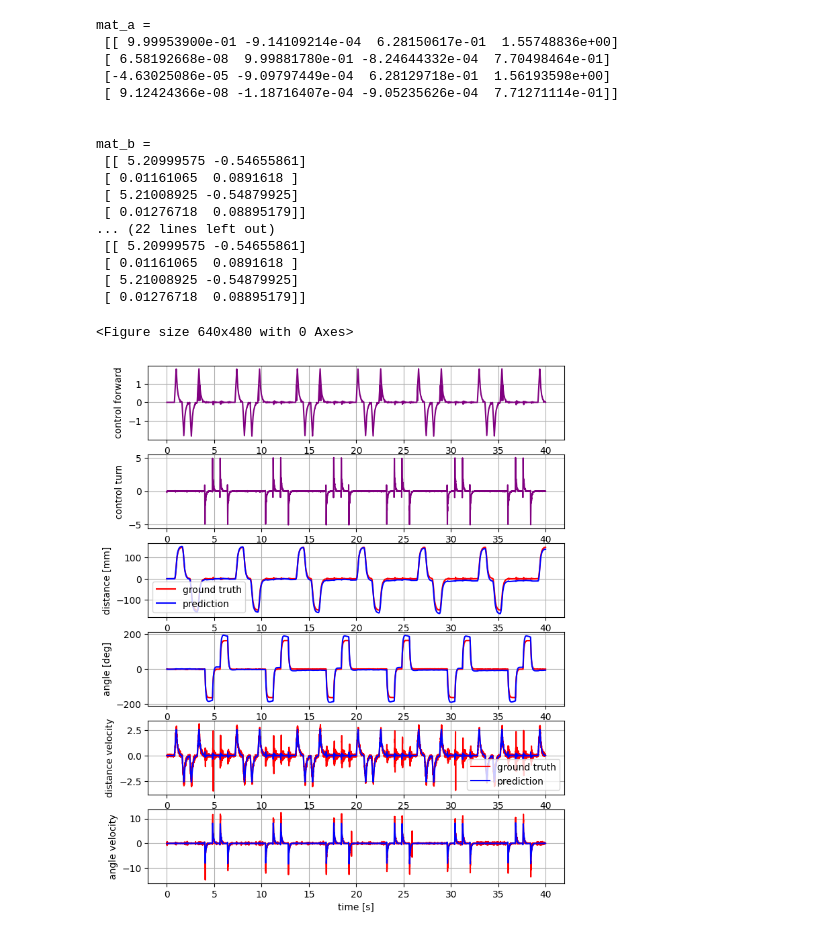
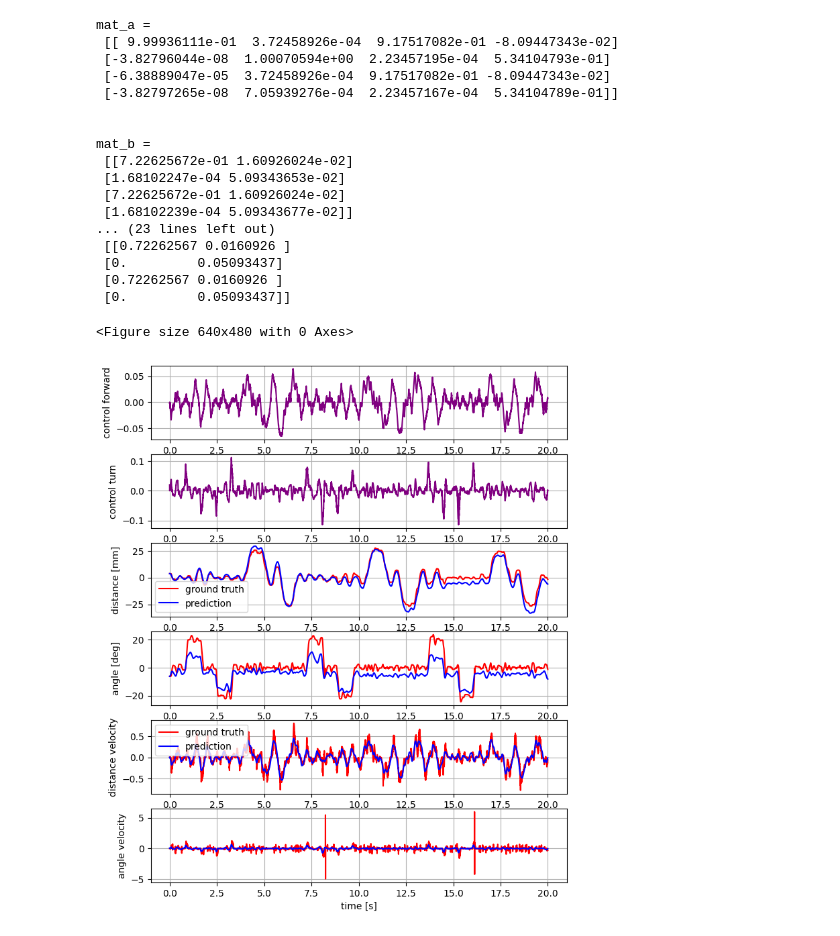
Before and after one commit to michalnand/motoko_ice_dragon_x, a Jupyter notebook: simulations/position_controller/lqg_controller.ipynb, the cells around one changed output. Saved outputs shown, nothing was run; the diff lists cells and outputs as text; code cells hidden in the pictures.

Commit message:
position controller, model identifiction

```diff
--- a/simulations/position_controller/lqg_controller.ipynb
+++ b/simulations/position_controller/lqg_controller.ipynb
@@ -9,8 +9,9 @@ def load_from_file(file_name, dt):
     v = numpy.loadtxt(file_name)
 
     #u = numpy.array(v[:, 1:3])
-    u = numpy.array(v[:, 3:5])
-    x = numpy.array(v[:, 5:7])
+    u = numpy.array(v[:, 1:3])
+    x = numpy.array(v[:, 3:5])
+
 
     t = numpy.arange(x.shape[0])*dt
 
@@ -30,7 +31,11 @@ def state_augmentation(x):
     #zero initial conditions
     x_aug = x - x[0]
 
+
+    x_aug = x_aug - numpy.mean(x_aug, axis=0)
+
     vel = difference(x_aug[:, 0:2])
+
 
     x_aug = numpy.concatenate([x_aug, vel], axis=1)
 
@@ -49,7 +54,7 @@ def plot_results(t_result, u_result, x_ref, x_pred, steps_start = 0 , steps_end
     fig, axs = plt.subplots(axis_count, 1, figsize=(8, 2*5))
 
 
-    u_result*= 60.0/(2.0*numpy.pi)
+    #u_result*= 60.0/(2.0*numpy.pi)
 
 
     axs[0].plot(t_result[steps_start:steps_end], u_result[steps_start:steps_end, 0], color="purple")
@@ -123,19 +128,18 @@ def matrix_to_c(name, x, eps = 10**-10):
 # %%
 #obtain model
 dt = 1.0/250.0
-u_result, x_result, t_result = load_from_file("./data/run_4.log", dt)
+u_result, x_result, t_result = load_from_file("./data/run_1.txt", dt)
 
 
 #normalise speed
 
 x_ref = state_augmentation(x_result.copy())
-
-
+x_ref = x_ref[1:]
 
 
 #identification
-#a_est, b_est = LibsControl.rls_identification(u_result, x_ref)
-a_est, b_est = LibsControl.krls_identification(u_result, x_ref)
+a_est, b_est = LibsControl.rls_identification(u_result, x_ref)
+#a_est, b_est = LibsControl.krls_identification(u_result, x_ref)
 
 
 c_est = numpy.eye(a_est.shape[0])
@@ -152,8 +156,15 @@ print(numpy.linalg.eigvals(a_est))
 #symmetrise model (optional) - fix imperfection in identification
 a_est[0, 0] = 1.0
 a_est[1, 1] = 1.0
-#a_est[numpy.abs(a_est) < 10**-3] = 0.0
+a_est[numpy.abs(a_est) < 10**-3] = 0.0
 
+a_est[a_est < 0.0] = 0.0
+
+b_est[numpy.abs(b_est) < 10**-3] = 0.0
+
+
+
+print(numpy.linalg.eigvals(a_est))
 
 print("symmetrised model\n")
 print("mat_a = \n", a_est, "\n\n")
@@ -164,50 +175,53 @@ n_inputs = u_result.shape[1]
 n_states = x_ref.shape[1]
 # %% [output]
 mat_a =
- [[ 9.99953900e-01 -9.14109214e-04  6.28150617e-01  1.55748836e+00]
- [ 6.58192668e-08  9.99881780e-01 -8.24644332e-04  7.70498464e-01]
- [-4.63025086e-05 -9.09797449e-04  6.28129718e-01  1.56193598e+00]
- [ 9.12424366e-08 -1.18716407e-04 -9.05235626e-04  7.71271114e-01]]
+ [[ 9.99936111e-01  3.72458926e-04  9.17517082e-01 -8.09447343e-02]
+ [-3.82796044e-08  1.00070594e+00  2.23457195e-04  5.34104793e-01]
+ [-6.38889047e-05  3.72458926e-04  9.17517082e-01 -8.09447343e-02]
+ [-3.82797265e-08  7.05939276e-04  2.23457167e-04  5.34104789e-01]]
 
 
 mat_b =
- [[ 5.20999575 -0.54655861]
- [ 0.01161065  0.0891618 ]
- [ 5.21008925 -0.54879925]
- [ 0.01276718  0.08895179]]
-... (22 lines left out)
- [[ 5.20999575 -0.54655861]
- [ 0.01161065  0.0891618 ]
- [ 5.21008925 -0.54879925]
- [ 0.01276718  0.08895179]]
+ [[7.22625672e-01 1.60926024e-02]
+ [1.68102247e-04 5.09343653e-02]
+ [7.22625672e-01 1.60926024e-02]
+ [1.68102239e-04 5.09343677e-02]]
+... (23 lines left out)
+ [[0.72262567 0.0160926 ]
+ [0.         0.05093437]
+ [0.72262567 0.0160926 ]
+ [0.         0.05093437]]
 # %%
 #model verification
 #set same inputs and initial conditions
+
+
 
 ds = LibsControl.DynamicalSystemDiscrete(a_est, b_est, c_est)
 
 x_initial = numpy.expand_dims(x_ref[0], axis=0).T
 ds.reset(x_initial)
 
 x_hat_result = []
 
 for n in range(n_steps):
 
     u = u_result[n, :]
     u = numpy.expand_dims(u, axis=0).T
 
     x, y = ds.forward_state(u)
 
     x_hat_result.append(x[:, 0])
 
 x_hat_result = numpy.array(x_hat_result)
 
 
 #plot results
-plot_results(t_result, u_result, x_ref, x_hat_result, 0, 10000)
+count = int(20*1.0/dt)
+plot_results(t_result, u_result, x_ref, x_hat_result, 0, count)
 # %% [output]
 <Figure size 640x480 with 0 Axes>
-[figure, old version]
+[figure, new version]
 # %%
 #controller synthetis
 
```
Also changed, not shown: parts of 3 cells of this notebook, 47 other files.
